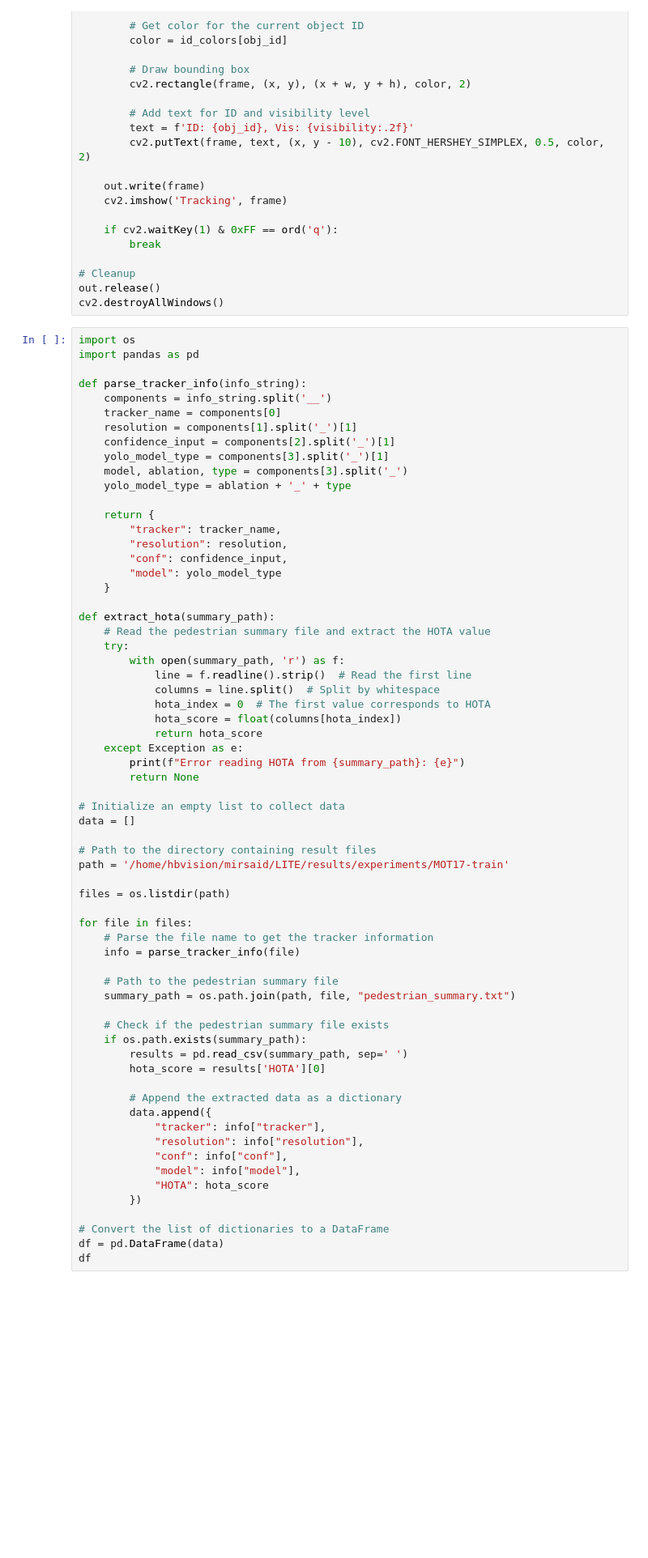
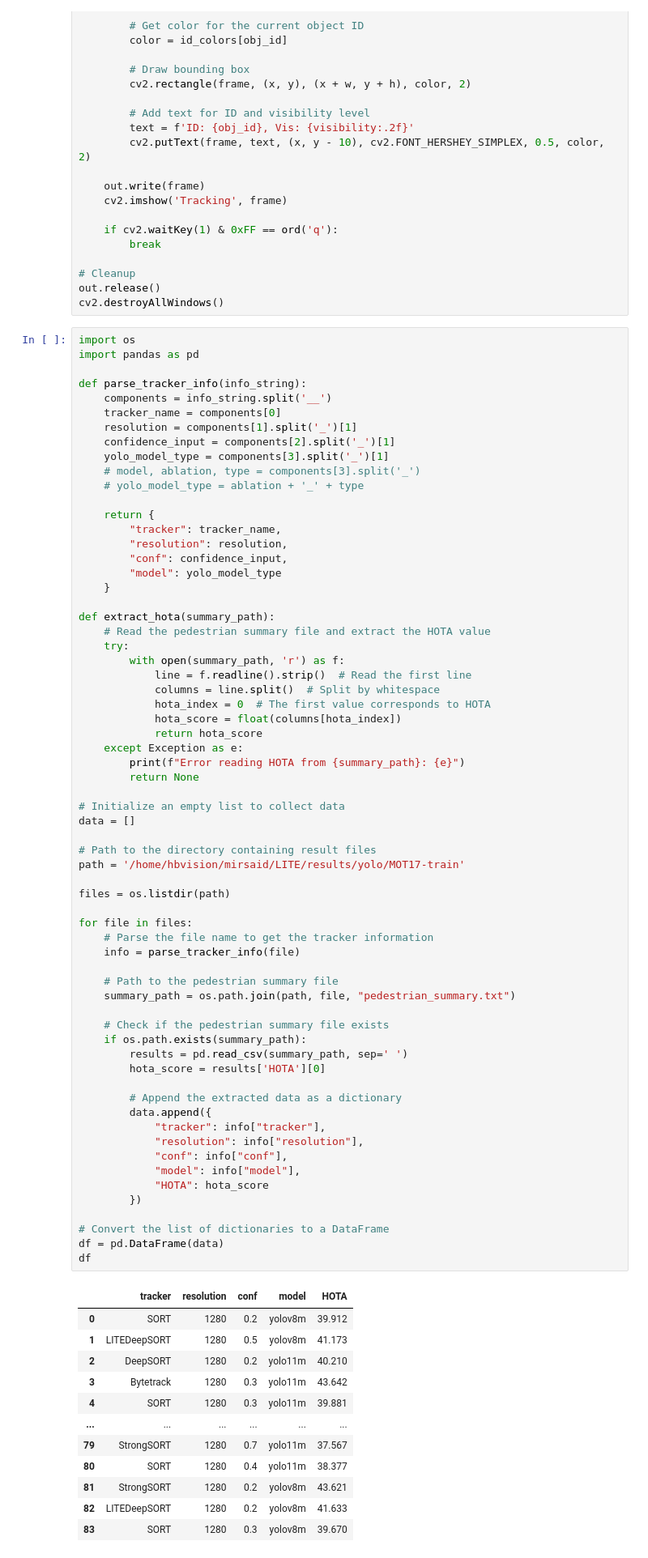
Before and after one commit to Jumabek/LITE, a Jupyter notebook: notebooks/visualize.ipynb, the cells around one changed output. Shown at 81% size. Drawn from its saved outputs; the diff is of its cells as text; blank space fills up the shorter version.

```diff
--- a/notebooks/visualize.ipynb
+++ b/notebooks/visualize.ipynb
@@ -571,8 +571,8 @@ def parse_tracker_info(info_string):
     resolution = components[1].split('_')[1]
     confidence_input = components[2].split('_')[1]
     yolo_model_type = components[3].split('_')[1]
-    model, ablation, type = components[3].split('_')
-    yolo_model_type = ablation + '_' + type
+    # model, ablation, type = components[3].split('_')
+    # yolo_model_type = ablation + '_' + type
 
     return {
         "tracker": tracker_name,
@@ -598,31 +598,44 @@ def extract_hota(summary_path):
 data = []
 
 # Path to the directory containing result files
-path = '/home/hbvision/mirsaid/LITE/results/experiments/MOT17-train'
+path = '/home/hbvision/mirsaid/LITE/results/yolo/MOT17-train'
 
 files = os.listdir(path)
 
 for file in files:
     # Parse the file name to get the tracker information
     info = parse_tracker_info(file)
 
     # Path to the pedestrian summary file
     summary_path = os.path.join(path, file, "pedestrian_summary.txt")
 
     # Check if the pedestrian summary file exists
     if os.path.exists(summary_path):
         results = pd.read_csv(summary_path, sep=' ')
         hota_score = results['HOTA'][0]
 
         # Append the extracted data as a dictionary
         data.append({
             "tracker": info["tracker"],
             "resolution": info["resolution"],
             "conf": info["conf"],
             "model": info["model"],
             "HOTA": hota_score
         })
 
 # Convert the list of dictionaries to a DataFrame
 df = pd.DataFrame(data)
 df
+# %% [output]
+|  | tracker | resolution | conf | model | HOTA |
+| 0 | SORT | 1280 | 0.2 | yolov8m | 39.912 |
+| 1 | LITEDeepSORT | 1280 | 0.5 | yolov8m | 41.173 |
+| 2 | DeepSORT | 1280 | 0.2 | yolo11m | 40.210 |
+| 3 | Bytetrack | 1280 | 0.3 | yolo11m | 43.642 |
+| 4 | SORT | 1280 | 0.3 | yolo11m | 39.881 |
+| ... | ... | ... | ... | ... | ... |
+| 79 | StrongSORT | 1280 | 0.7 | yolo11m | 37.567 |
+| 80 | SORT | 1280 | 0.4 | yolo11m | 38.377 |
+| 81 | StrongSORT | 1280 | 0.2 | yolov8m | 43.621 |
+| 82 | LITEDeepSORT | 1280 | 0.2 | yolov8m | 41.633 |
+| 83 | SORT | 1280 | 0.3 | yolov8m | 39.670 |
```
Also changed, not shown: parts of 5 cells of this notebook, 6 other files.
